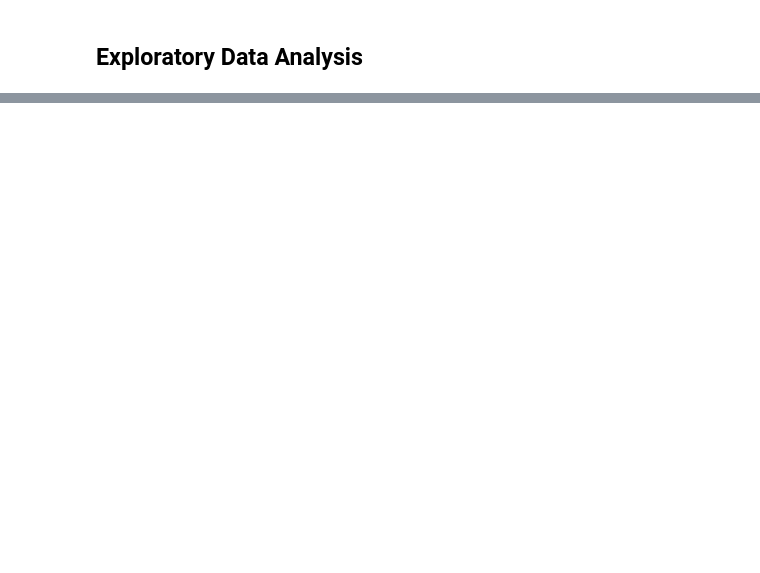
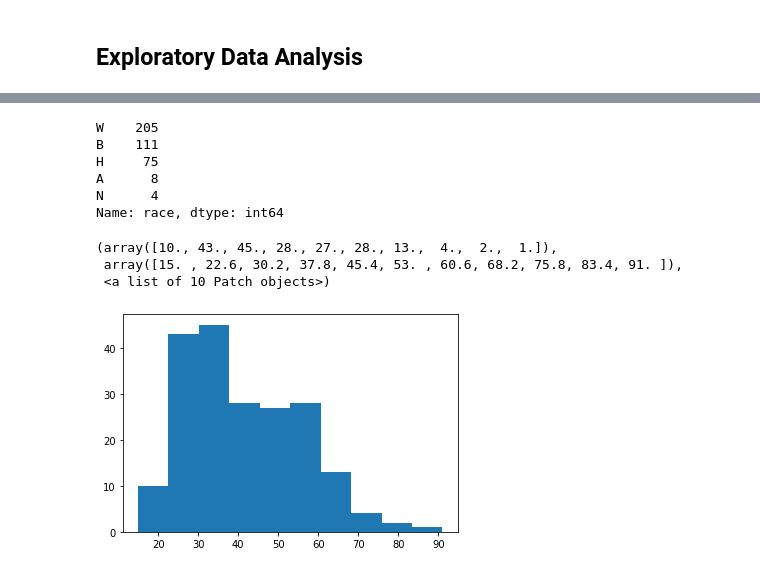
Before and after one commit to csauyong/police-brutality, a Jupyter notebook: analysis.ipynb, the cells around one changed output, grey strips where cells are left out. Drawn from its saved outputs; the diff is of its cells as text; code cells hidden in the pictures; blank space fills up the shorter version.

```diff
--- a/analysis.ipynb
+++ b/analysis.ipynb
@@ -133,0 +383,16 @@ We hypothesizes that lower the white people share, higher the fatal count.
+# %%
+test['race'].value_counts()
+# %% [output]
+W    205
+B    111
+H     75
+A      8
+N      4
+Name: race, dtype: int64
+# %%
+plt.hist(test[test['race'] == 'W']['age'])
+# %% [output]
+(array([10., 43., 45., 28., 27., 28., 13.,  4.,  2.,  1.]),
+ array([15. , 22.6, 30.2, 37.8, 45.4, 53. , 60.6, 68.2, 75.8, 83.4, 91. ]),
+ <a list of 10 Patch objects>)
+[figure, added]
```
Also changed, not shown: parts of 43 cells of this notebook.
